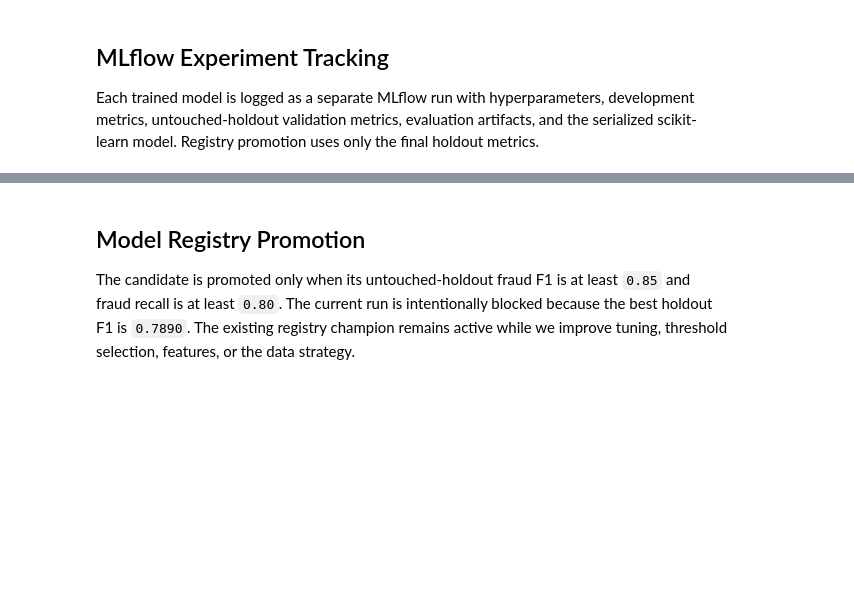
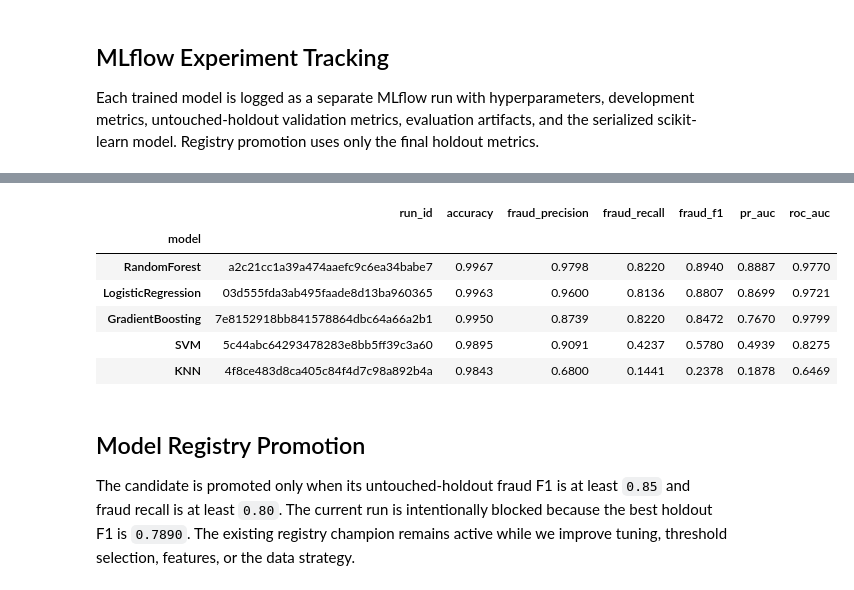
Before and after one commit to rachit-bhatt/Fraud-Detection, a Jupyter notebook: main.ipynb, the cells around one changed output, grey strips where cells are left out. Cells and saved outputs as stored; diff of their text form; code cells hidden in the pictures; blank space fills up the shorter version.

```diff
--- a/main.ipynb
+++ b/main.ipynb
@@ -603,3 +631,15 @@ display(mlflow_results.round(4))
+# %%
+# Display the MLflow runs created by each train/evaluate cycle
+mlflow_results = mlflow_manager.tracked_run_summary()
+display(mlflow_results.round(4))
+# %% [output]
+|  | run_id | accuracy | fraud_precision | fraud_recall | fraud_f1 | pr_auc | roc_auc |
+| model |  |  |  |  |  |  |  |
+| RandomForest | a2c21cc1a39a474aaefc9c6ea34babe7 | 0.9967 | 0.9798 | 0.8220 | 0.8940 | 0.8887 | 0.9770 |
+| LogisticRegression | 03d555fda3ab495faade8d13ba960365 | 0.9963 | 0.9600 | 0.8136 | 0.8807 | 0.8699 | 0.9721 |
+| GradientBoosting | 7e8152918bb841578864dbc64a66a2b1 | 0.9950 | 0.8739 | 0.8220 | 0.8472 | 0.7670 | 0.9799 |
+| SVM | 5c44abc64293478283e8bb5ff39c3a60 | 0.9895 | 0.9091 | 0.4237 | 0.5780 | 0.4939 | 0.8275 |
+| KNN | 4f8ce483d8ca405c84f4d7c98a892b4a | 0.9843 | 0.6800 | 0.1441 | 0.2378 | 0.1878 | 0.6469 |
 # %% [markdown]
 ## Model Registry Promotion
 
```
Also changed, not shown: parts of 8 cells of this notebook, 37 other files.
